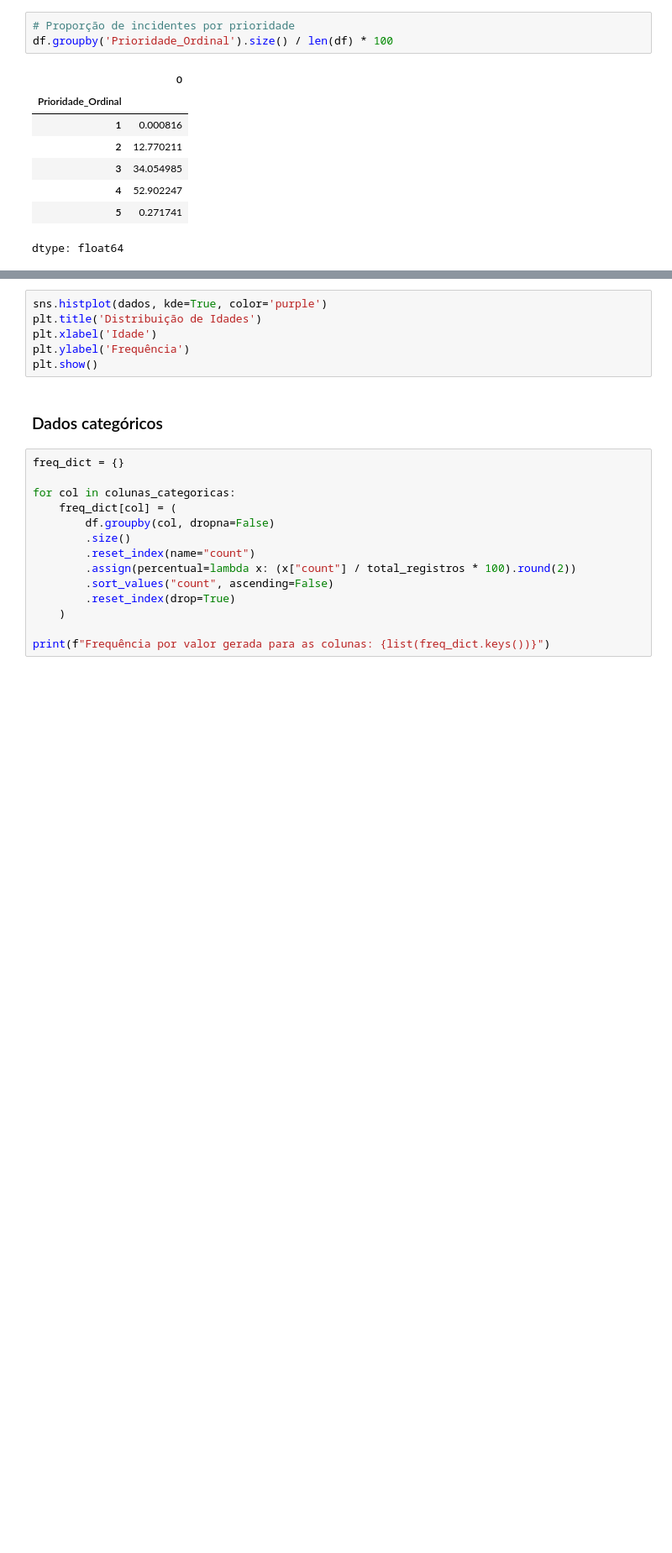
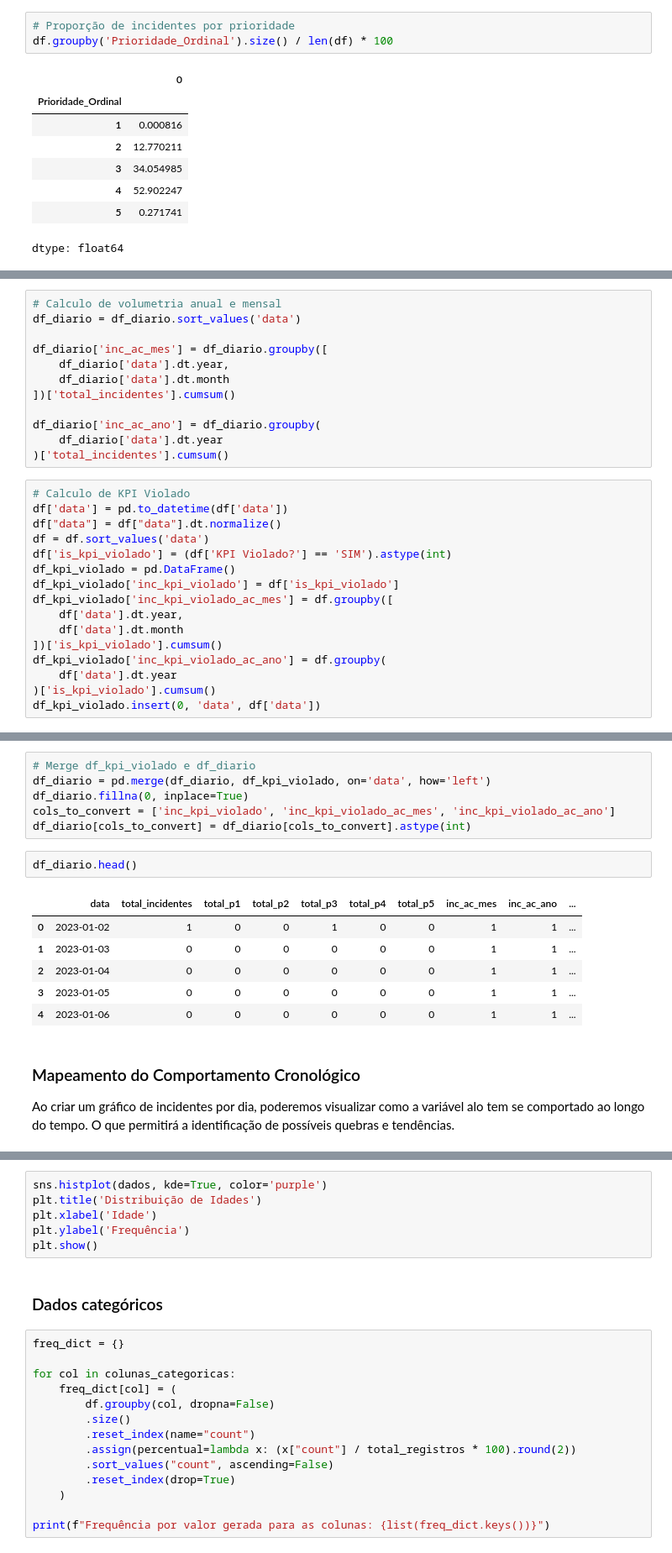
Before and after one commit to jffdevbr/challenge_locaweb, a Jupyter notebook: notebooks/data_exploration_pandas_version.ipynb, the cells around one changed output, grey strips where cells are left out. Shown at 84% size. Drawn from its saved outputs; the diff is of its cells as text; blank space fills up the shorter version.

```diff
--- a/notebooks/data_exploration_pandas_version.ipynb
+++ b/notebooks/data_exploration_pandas_version.ipynb
@@ -234,0 +248,28 @@ dtype: float64
+# %%
+# Calculo de volumetria anual e mensal
+df_diario = df_diario.sort_values('data')
+
+df_diario['inc_ac_mes'] = df_diario.groupby([
+    df_diario['data'].dt.year,
+    df_diario['data'].dt.month
+])['total_incidentes'].cumsum()
+
+df_diario['inc_ac_ano'] = df_diario.groupby(
+    df_diario['data'].dt.year
+)['total_incidentes'].cumsum()
+# %%
+# Calculo de KPI Violado
+df['data'] = pd.to_datetime(df['data'])
+df["data"] = df["data"].dt.normalize()
+df = df.sort_values('data')
+df['is_kpi_violado'] = (df['KPI Violado?'] == 'SIM').astype(int)
+df_kpi_violado = pd.DataFrame()
+df_kpi_violado['inc_kpi_violado'] = df['is_kpi_violado']
+df_kpi_violado['inc_kpi_violado_ac_mes'] = df.groupby([
+    df['data'].dt.year,
+    df['data'].dt.month
+])['is_kpi_violado'].cumsum()
+df_kpi_violado['inc_kpi_violado_ac_ano'] = df.groupby(
+    df['data'].dt.year
+)['is_kpi_violado'].cumsum()
+df_kpi_violado.insert(0, 'data', df['data'])
@@ -235,3 +285,21 @@ dtype: float64
+# %%
+# Merge df_kpi_violado e df_diario
+df_diario = pd.merge(df_diario, df_kpi_violado, on='data', how='left')
+df_diario.fillna(0, inplace=True)
+cols_to_convert = ['inc_kpi_violado', 'inc_kpi_violado_ac_mes', 'inc_kpi_violado_ac_ano']
+df_diario[cols_to_convert] = df_diario[cols_to_convert].astype(int)
+# %%
+df_diario.head()
+# %% [output]
+|  | data | total_incidentes | total_p1 | total_p2 | total_p3 | total_p4 | total_p5 | inc_ac_mes | inc_ac_ano | ... |
+| 0 | 2023-01-02 | 1 | 0 | 0 | 1 | 0 | 0 | 1 | 1 | ... |
+| 1 | 2023-01-03 | 0 | 0 | 0 | 0 | 0 | 0 | 1 | 1 | ... |
+| 2 | 2023-01-04 | 0 | 0 | 0 | 0 | 0 | 0 | 1 | 1 | ... |
+| 3 | 2023-01-05 | 0 | 0 | 0 | 0 | 0 | 0 | 1 | 1 | ... |
+| 4 | 2023-01-06 | 0 | 0 | 0 | 0 | 0 | 0 | 1 | 1 | ... |
+# %% [markdown]
+### Mapeamento do Comportamento Cronológico
+Ao criar um gráfico de incidentes por dia, poderemos visualizar como a variável alo tem se comportado ao longo do tempo. O que permitirá a identificação de possíveis quebras e tendências.
 # %%
 # Criando gráfico de incidentes por dia em ordem cronológica
 
```
Also changed, not shown: parts of 57 cells of this notebook.
